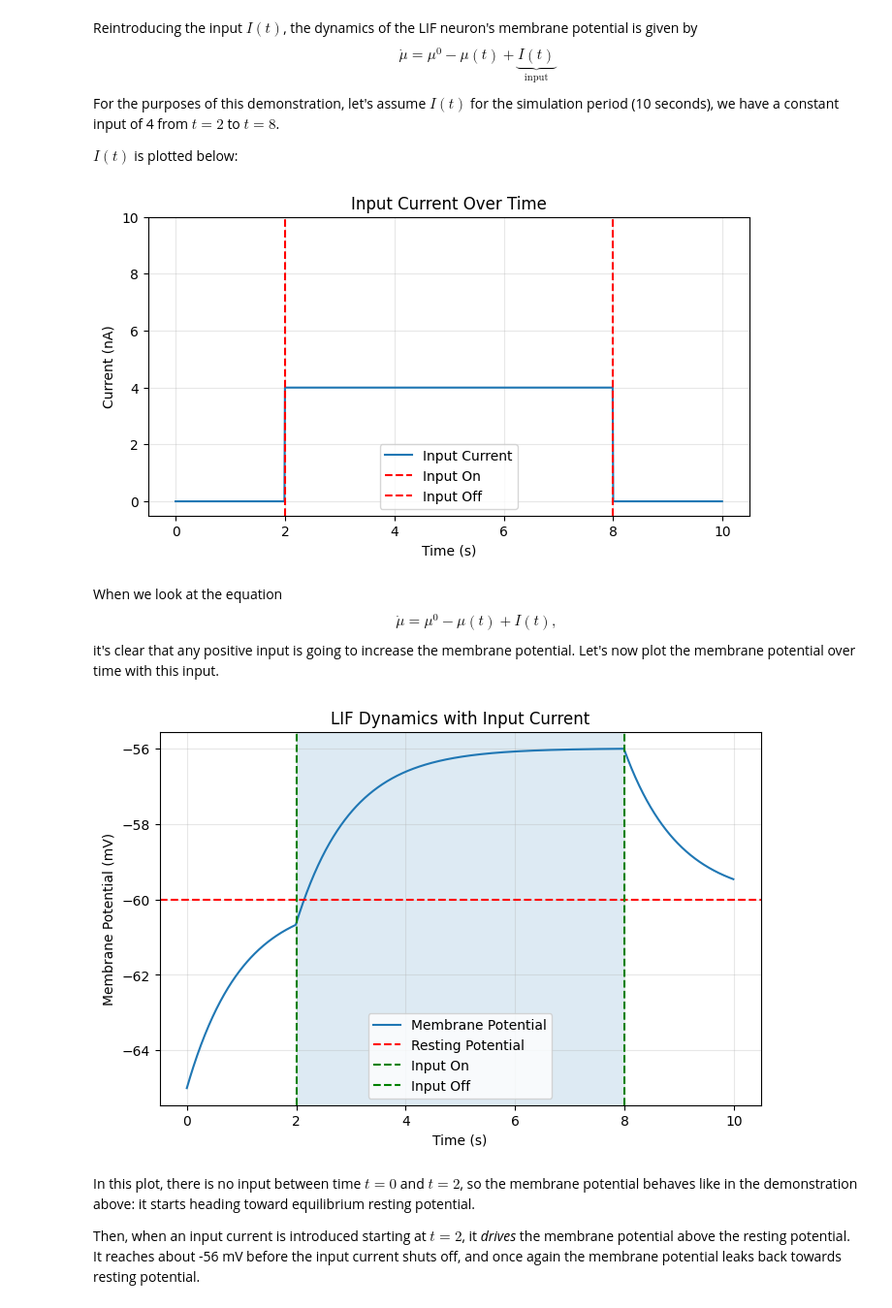
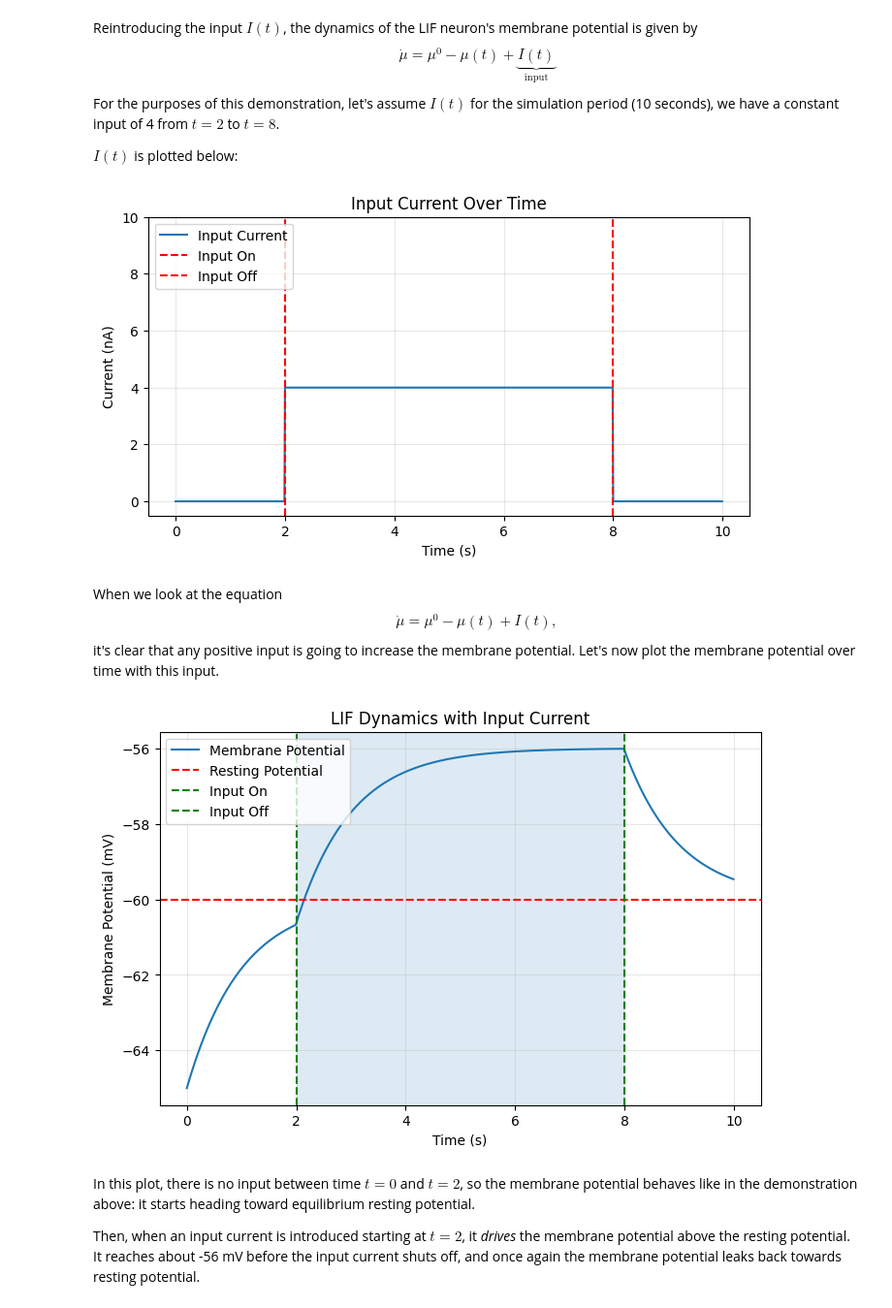
Before and after one commit to cory-wu/CCN-demos, a Jupyter notebook: Ch2/LIF.ipynb, the cells around one changed output. Shown at 97% size. Saved outputs shown, nothing was run; the diff lists cells and outputs as text; code cells hidden in the pictures.

```diff
--- a/Ch2/LIF.ipynb
+++ b/Ch2/LIF.ipynb
@@ -4,6 +4,7 @@
 # Imports
 import numpy as np
 import matplotlib.pyplot as plt
+plt.style.use('default')
 # %% [markdown]
 The Leaky Integrate-and-Fire (LIF) Neuron model is a fundamental mathematical representation of a biological neuron. It models a neuron's membrane potential as an electrical circuit that adds up incoming input while continuously leaking charge. If the neuron accumulates enough charge to hit some spiking threshold, it emits a spike and resets its membrane potential. The dynamics of the LIF neuron are given by
 $$
@@ -129,10 +130,10 @@ ax.set_xlabel("Time (s)"); ax.set_ylabel("Current (nA)")
 ax.set_title("Input Current Over Time")
 ax.axvline(x=2, color="r", ls="--", label="Input On")
 ax.axvline(x=8, color="r", ls="--", label="Input Off")
-ax.set_ylim(-0.5,10); ax.legend(); ax.grid(alpha=0.3)
+ax.set_ylim(-0.5,10); ax.legend(loc="upper left"); ax.grid(alpha=0.3)
 plt.show()
 # %% [output]
-[figure, old version]
+[figure, new version]
 # %% [markdown]
 When we look at the equation
 $$
@@ -142,34 +143,34 @@ it's clear that any positive input is going to increase the membrane potential.
 # %%
 # Same input as above
 I = np.zeros(step_end)
 I[200:800] = 4.0 # input = 4 from 2 s to 8 s
 
 # Store membrane potential
 mu = np.zeros(step_end)
 mu[0] = -65 # 65 mV initial potential
 
 # Simulate dynamics
 for i in range (1, step_end):
     mu[i] = mu[i-1] + (mu_0 - mu[i-1] + I[i]) * dt
 
 # Plotting
 fig, ax = plt.subplots(figsize=(8, 5))
 ax.plot(np.arange(0, t_max, dt), mu, label="Membrane Potential")
 ax.axhline(y=mu_0, color="r", linestyle="--", label="Resting Potential")
 ax.set_xlabel("Time (s)")
 ax.set_ylabel("Membrane Potential (mV)")
 ax.set_title("LIF Dynamics with Input Current")
 
 # Show input current
 ax.axvline(x=2, color="g", ls="--", label="Input On")
 ax.axvline(x=8, color="g", ls="--", label="Input Off")
 ax.axvspan(2, 8, alpha=0.15)
 
-ax.legend(); ax.grid(alpha=0.3)
+ax.legend(loc="upper left"); ax.grid(alpha=0.3)
 
 plt.show()
 # %% [output]
-[figure, old version]
+[figure, new version]
 # %% [markdown]
 In this plot, there is no input between time $t=0$ and $t=2$, so the membrane potential behaves like in the demonstration above: it starts heading toward equilibrium resting potential.
 
```
Also changed, not shown: parts of 4 cells of this notebook, 17 other files.
